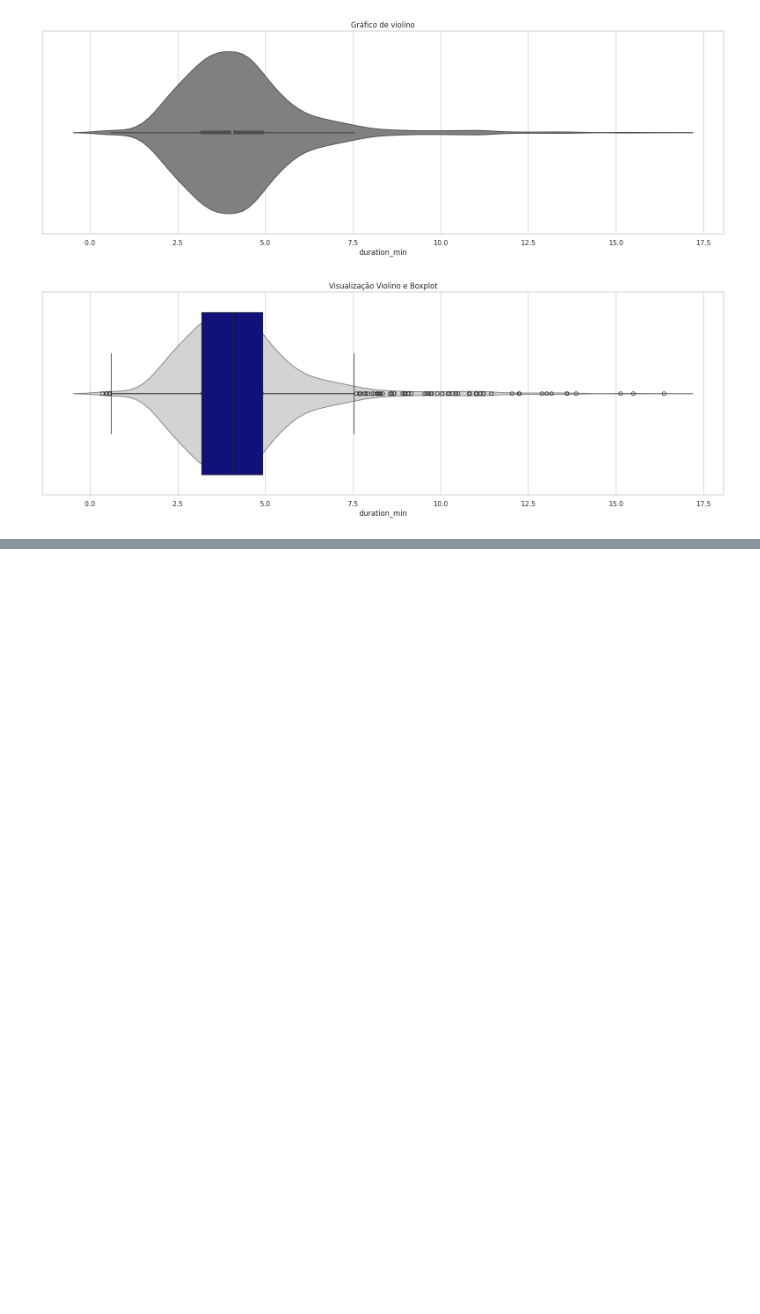
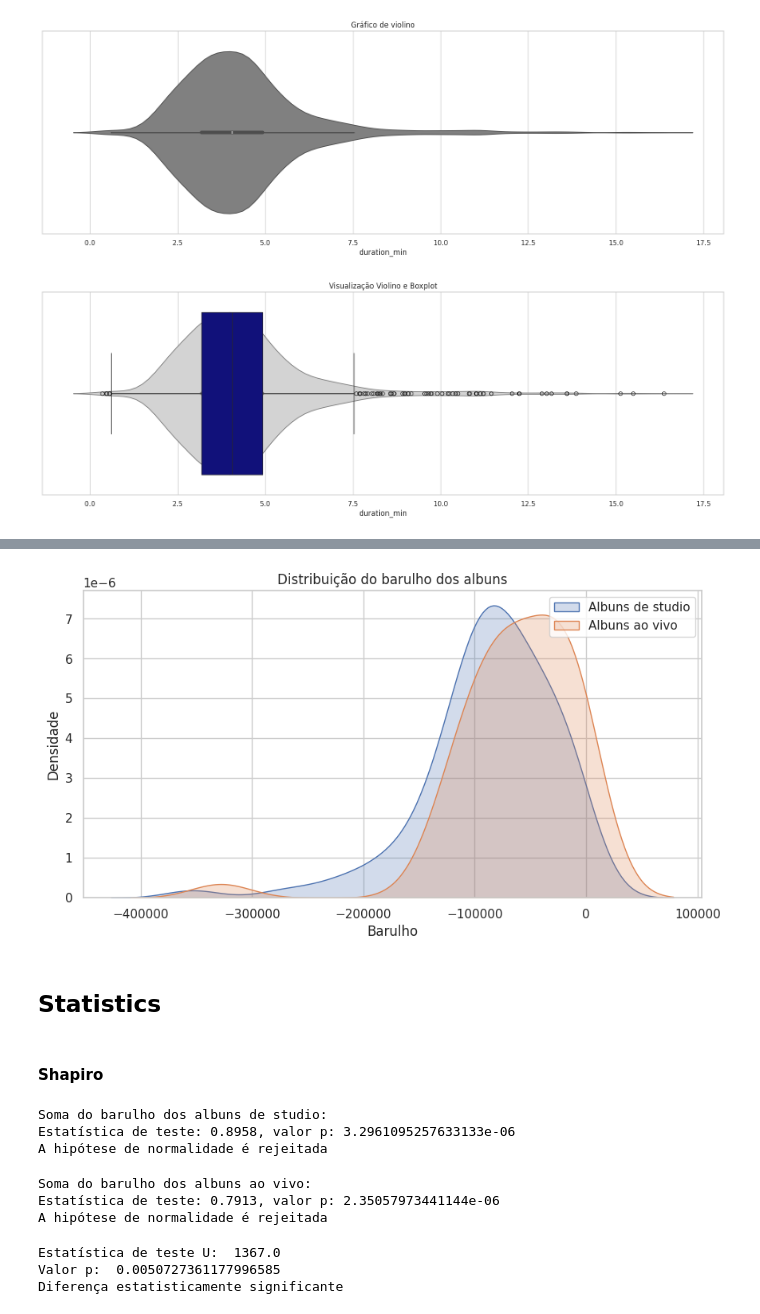
Before and after one commit to jessibmoura/ML-TimeSeries, a Jupyter notebook: Machine Learning with Python/Aula 1.2 - Exploratory data analysis/data_analysis.ipynb, the cells around one changed output, grey strips where cells are left out. Drawn from its saved outputs; the diff is of its cells as text; code cells hidden in the pictures; blank space fills up the shorter version.

Commit message:
Using statistics to verify some hypotheses

```diff
--- a/Machine Learning with Python/Aula 1.2 - Exploratory data analysis/data_analysis.ipynb
+++ b/Machine Learning with Python/Aula 1.2 - Exploratory data analysis/data_analysis.ipynb
@@ -233,0 +305,57 @@ plt.show()
+# %%
+plt.figure(figsize=(10,5))
+
+sns.kdeplot(data=df_studio, label="Albuns de studio", fill=True)
+sns.kdeplot(data=df_aovivo, label="Albuns ao vivo", fill=True)
+
+plt.title("Distribuição do barulho dos albuns")
+plt.xlabel("Barulho")
+plt.ylabel("Densidade")
+plt.legend()
+plt.show()
+# %% [output]
+[figure, added]
+# %% [markdown]
+## Statistics
+# %% [markdown]
+#### Shapiro
+# %%
+stat, p = shapiro(df_studio)
+print("Soma do barulho dos albuns de studio: ")
+print("Estatística de teste: {:.4f}, valor p: {}".format(stat, p))
+
+if p > 0.05:
+    print("Não há evidência suficiente para rejeitar a hipótese de normalidade")
+else:
+    print("A hipótese de normalidade é rejeitada")
+# %% [output]
+Soma do barulho dos albuns de studio:
+Estatística de teste: 0.8958, valor p: 3.2961095257633133e-06
+A hipótese de normalidade é rejeitada
+# %%
+stat, p = shapiro(df_aovivo)
+print("Soma do barulho dos albuns ao vivo: ")
+print("Estatística de teste: {:.4f}, valor p: {}".format(stat, p))
+
+if p > 0.05:
+    print("Não há evidência suficiente para rejeitar a hipótese de normalidade")
+else:
+    print("A hipótese de normalidade é rejeitada")
+# %% [output]
+Soma do barulho dos albuns ao vivo:
+Estatística de teste: 0.7913, valor p: 2.35057973441144e-06
+A hipótese de normalidade é rejeitada
+# %%
+stat, p = mannwhitneyu(df_studio.sample(len(df_studio)), df_aovivo.sample(len(df_aovivo)), alternative="less")
+print("Estatística de teste U: ", stat)
+print("Valor p: ", p)
+
+alpha = 0.05
+if p < alpha:
+    print("Diferença estatisticamente significante")
+else:
+    print("Não há diferença estatisticamente significante")
+# %% [output]
+Estatística de teste U:  1367.0
+Valor p:  0.0050727361177996585
+Diferença estatisticamente significante
```
Also changed, not shown: parts of 10 cells of this notebook.
